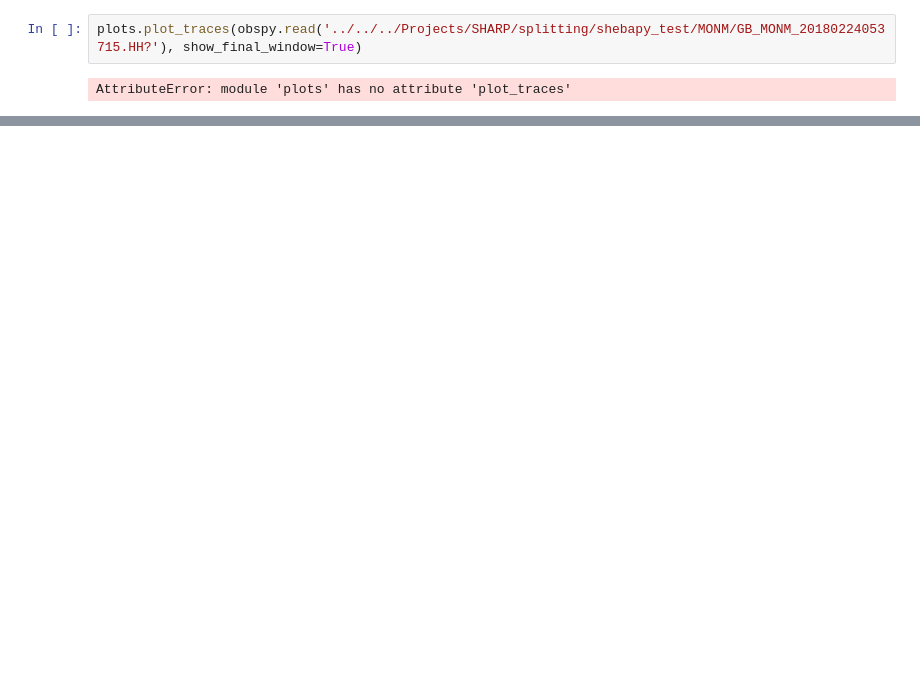
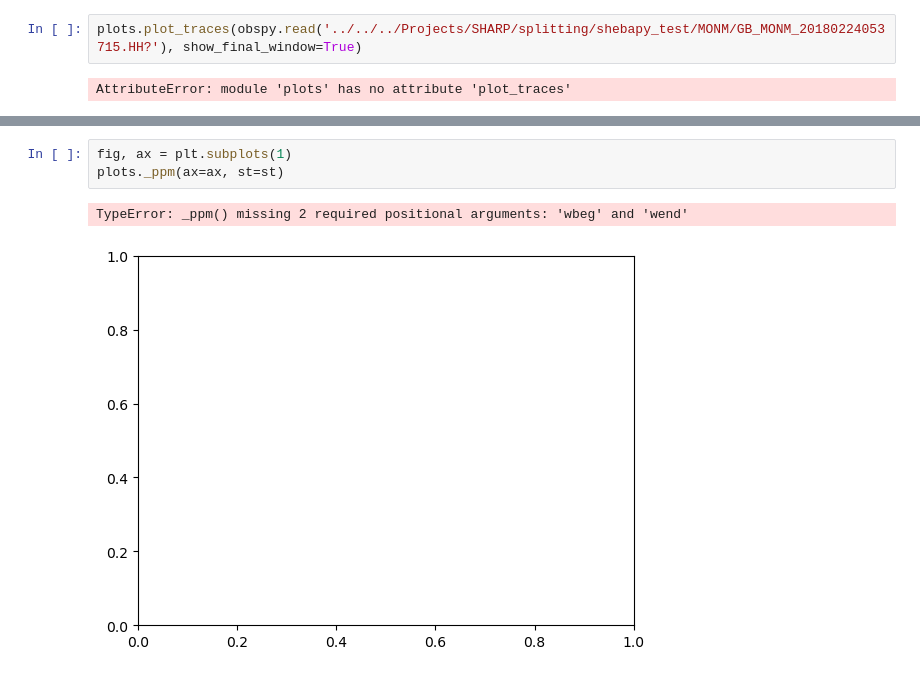
Before and after one commit to Jasplet/shebaPy, a Jupyter notebook: dev/dev_plotting.ipynb, the cells around one changed output, grey strips where cells are left out. Saved outputs shown, nothing was run; the diff lists cells and outputs as text; blank space fills up the shorter version.

```diff
--- a/dev/dev_plotting.ipynb
+++ b/dev/dev_plotting.ipynb
@@ -97,0 +134,6 @@ print(result.wbeg, result.wend)
+# %%
+fig, ax = plt.subplots(1)
+plots._ppm(ax=ax, st=st)
+# %% [output]
+TypeError: _ppm() missing 2 required positional arguments: 'wbeg' and 'wend'
+[figure, added]
```
Also changed, not shown: parts of 17 cells of this notebook.
